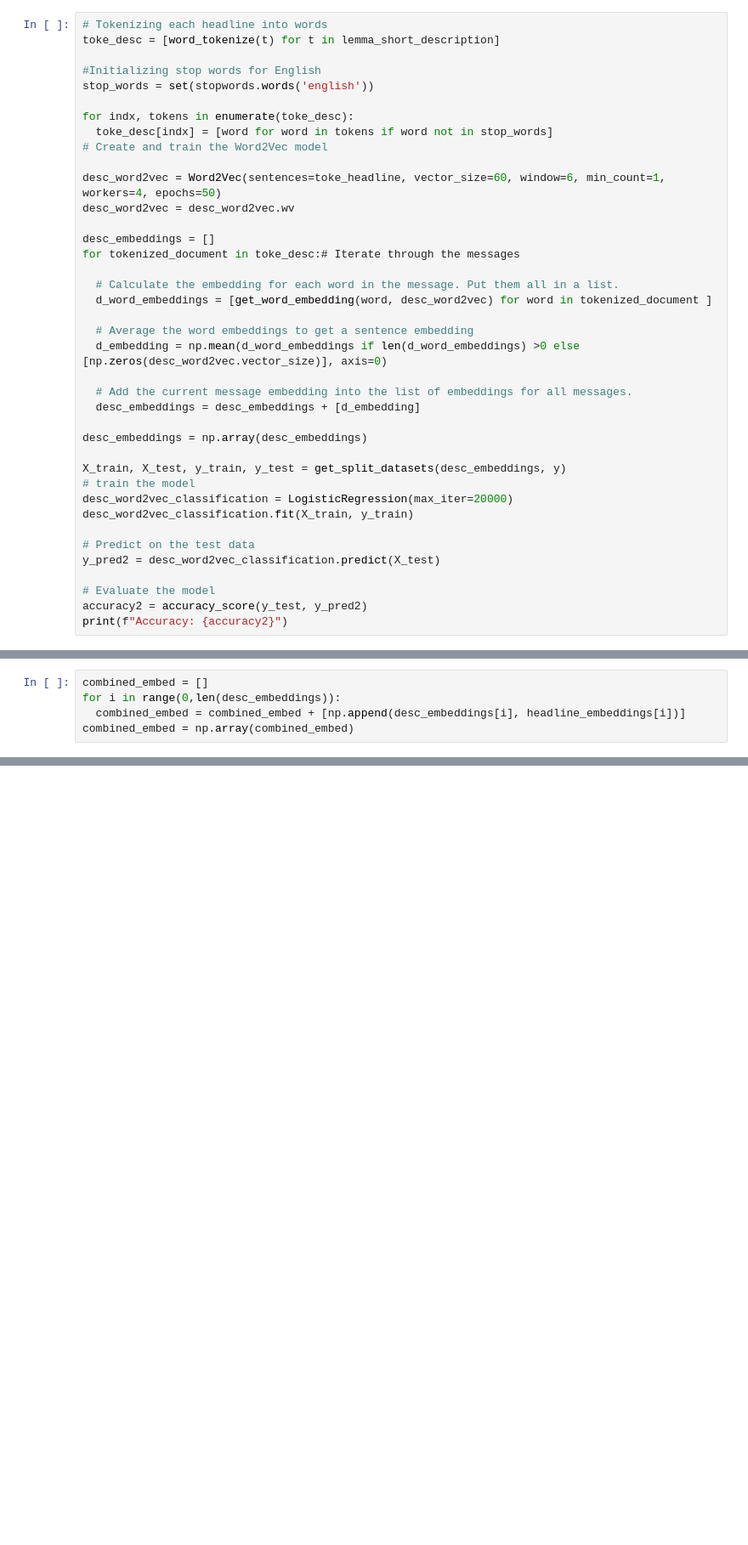
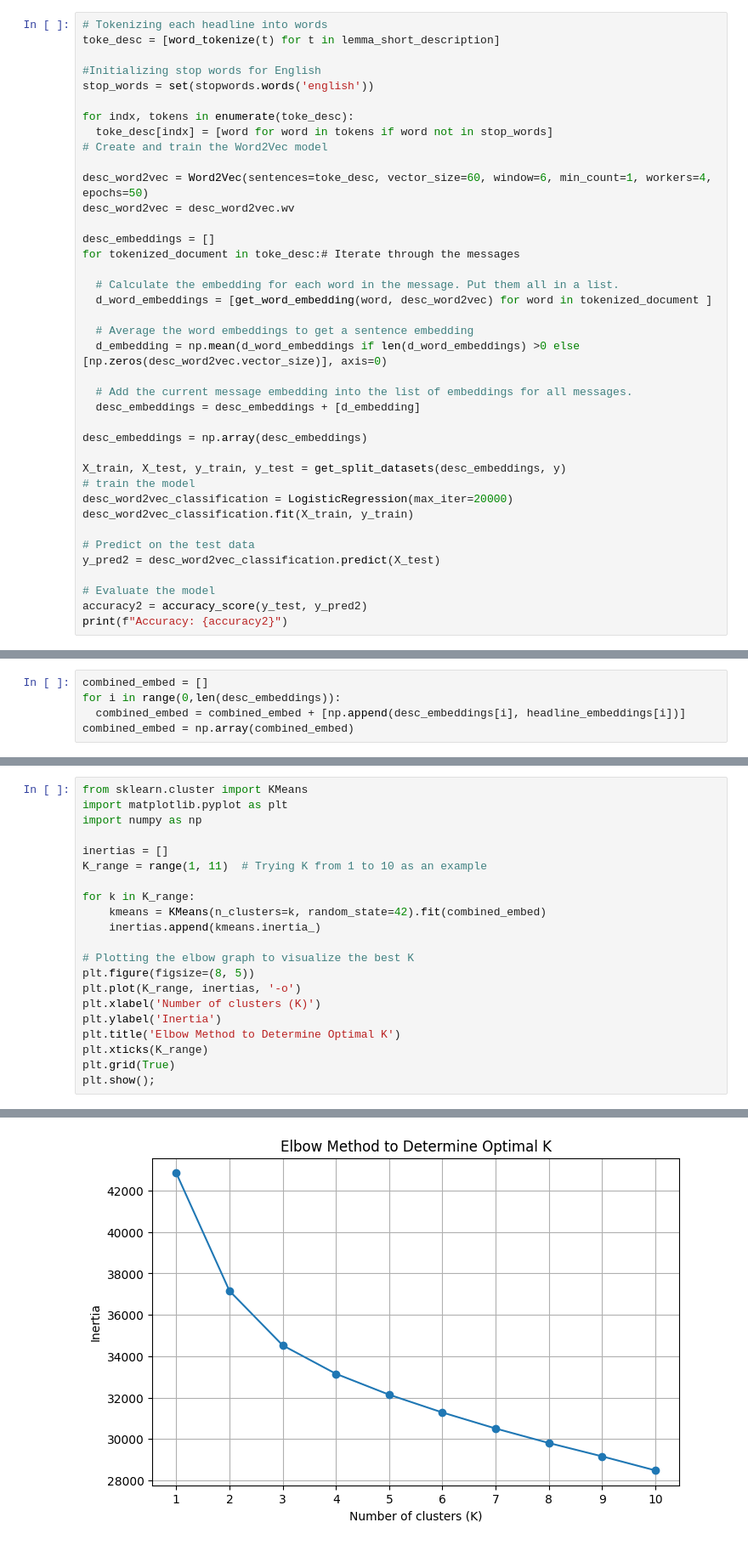
Before and after one commit to kevin-r-murphy/ba820, a Jupyter notebook: BA820.ipynb, the cells around one changed output, grey strips where cells are left out. Shown at 85% size. Saved outputs shown, nothing was run; the diff lists cells and outputs as text; blank space fills up the shorter version.

```diff
--- a/BA820.ipynb
+++ b/BA820.ipynb
@@ -896,7 +896,7 @@ for indx, tokens in enumerate(toke_desc):
   toke_desc[indx] = [word for word in tokens if word not in stop_words]
 # Create and train the Word2Vec model
 
-desc_word2vec = Word2Vec(sentences=toke_headline, vector_size=60, window=6, min_count=1, workers=4, epochs=50)
+desc_word2vec = Word2Vec(sentences=toke_desc, vector_size=60, window=6, min_count=1, workers=4, epochs=50)
 desc_word2vec = desc_word2vec.wv
 
 desc_embeddings = []
@@ -1017,0 +1018,22 @@ Accuracy: 0.5164477878362871
+# %%
+from sklearn.cluster import KMeans
+import matplotlib.pyplot as plt
+import numpy as np
+
+inertias = []
+K_range = range(1, 11)  # Trying K from 1 to 10 as an example
+
+for k in K_range:
+    kmeans = KMeans(n_clusters=k, random_state=42).fit(combined_embed)
+    inertias.append(kmeans.inertia_)
+
+# Plotting the elbow graph to visualize the best K
+plt.figure(figsize=(8, 5))
+plt.plot(K_range, inertias, '-o')
+plt.xlabel('Number of clusters (K)')
+plt.ylabel('Inertia')
+plt.title('Elbow Method to Determine Optimal K')
+plt.xticks(K_range)
+plt.grid(True)
+plt.show();
+# %% [output]
@@ -1017,0 +1057 @@ Accuracy: 0.5164477878362871
+[figure, added]
```
Also changed, not shown: parts of 22 cells of this notebook.
